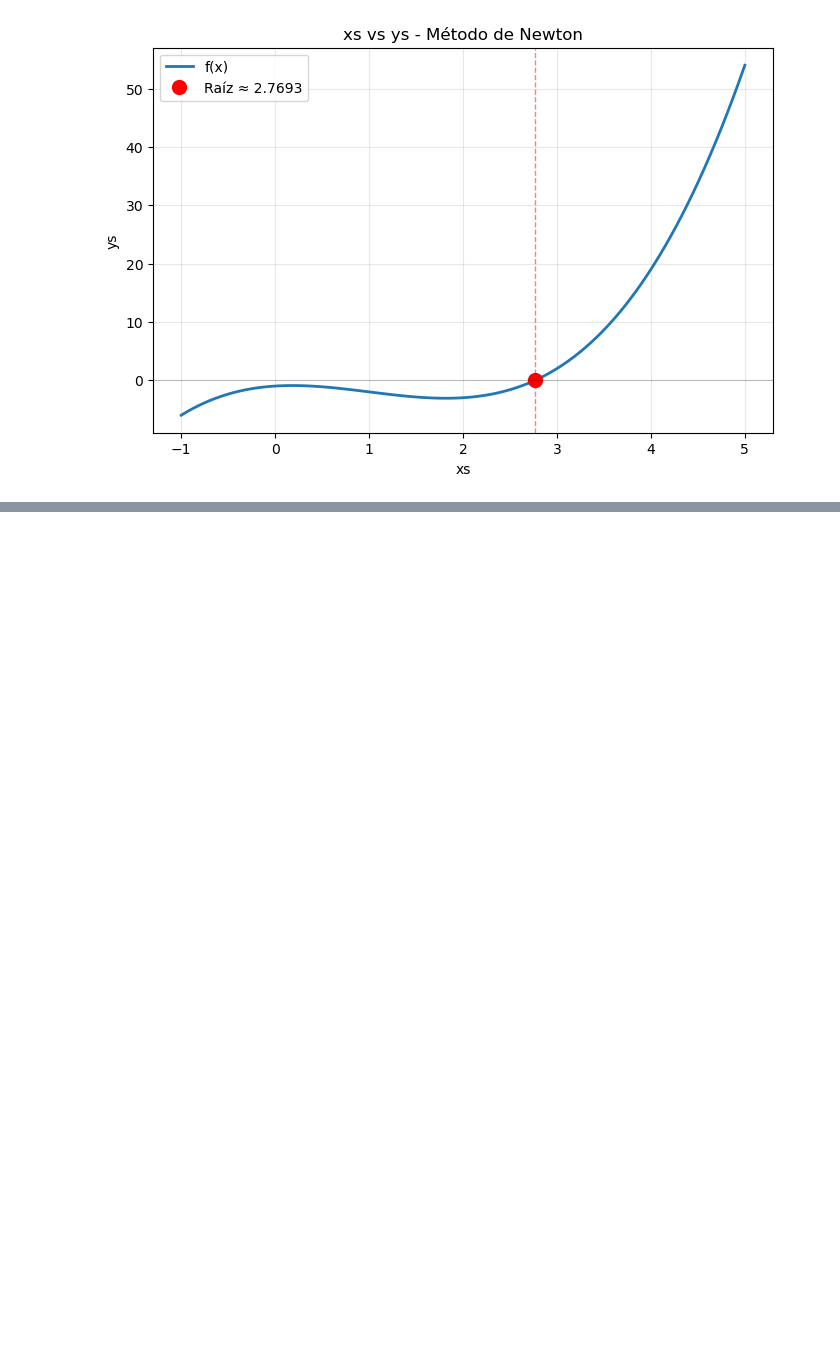
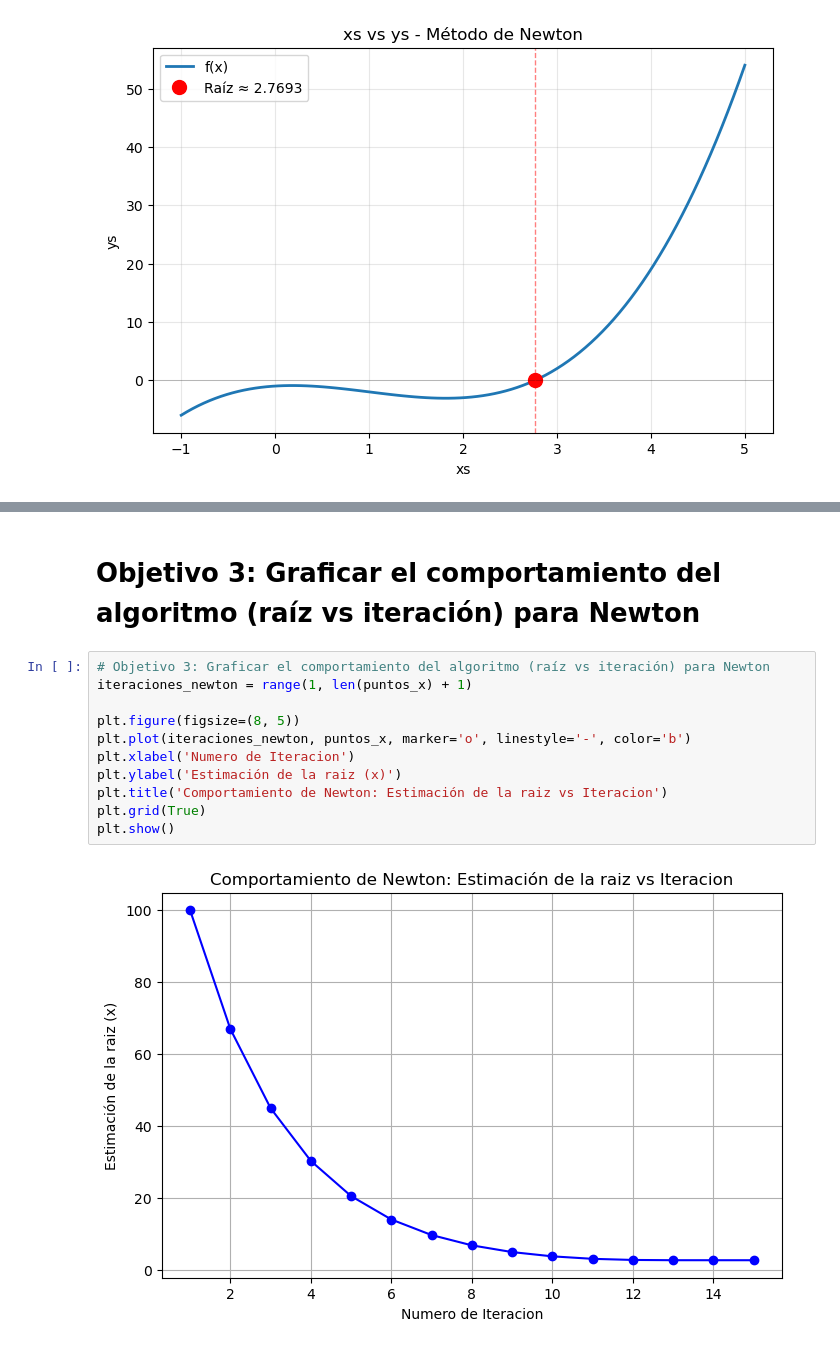
Before and after one commit to Mateosky1/Taller02-MN, a Jupyter notebook: Taller2.ipynb, the cells around one changed output, grey strips where cells are left out. Saved outputs shown, nothing was run; the diff lists cells and outputs as text; blank space fills up the shorter version.

```diff
--- a/Taller2.ipynb
+++ b/Taller2.ipynb
@@ -179,3 +182,18 @@ plt.legend()
 plt.show()
 # %% [output]
 [figure]
+# %% [markdown]
+# Objetivo 3: Graficar el comportamiento del algoritmo (raíz vs iteración) para Newton
+# %%
+# Objetivo 3: Graficar el comportamiento del algoritmo (raíz vs iteración) para Newton
+iteraciones_newton = range(1, len(puntos_x) + 1)
+
+plt.figure(figsize=(8, 5))
+plt.plot(iteraciones_newton, puntos_x, marker='o', linestyle='-', color='b')
+plt.xlabel('Numero de Iteracion')
+plt.ylabel('Estimación de la raiz (x)')
+plt.title('Comportamiento de Newton: Estimación de la raiz vs Iteracion')
+plt.grid(True)
+plt.show()
+# %% [output]
+[figure, added]
```
Also changed, not shown: parts of 10 cells of this notebook.
